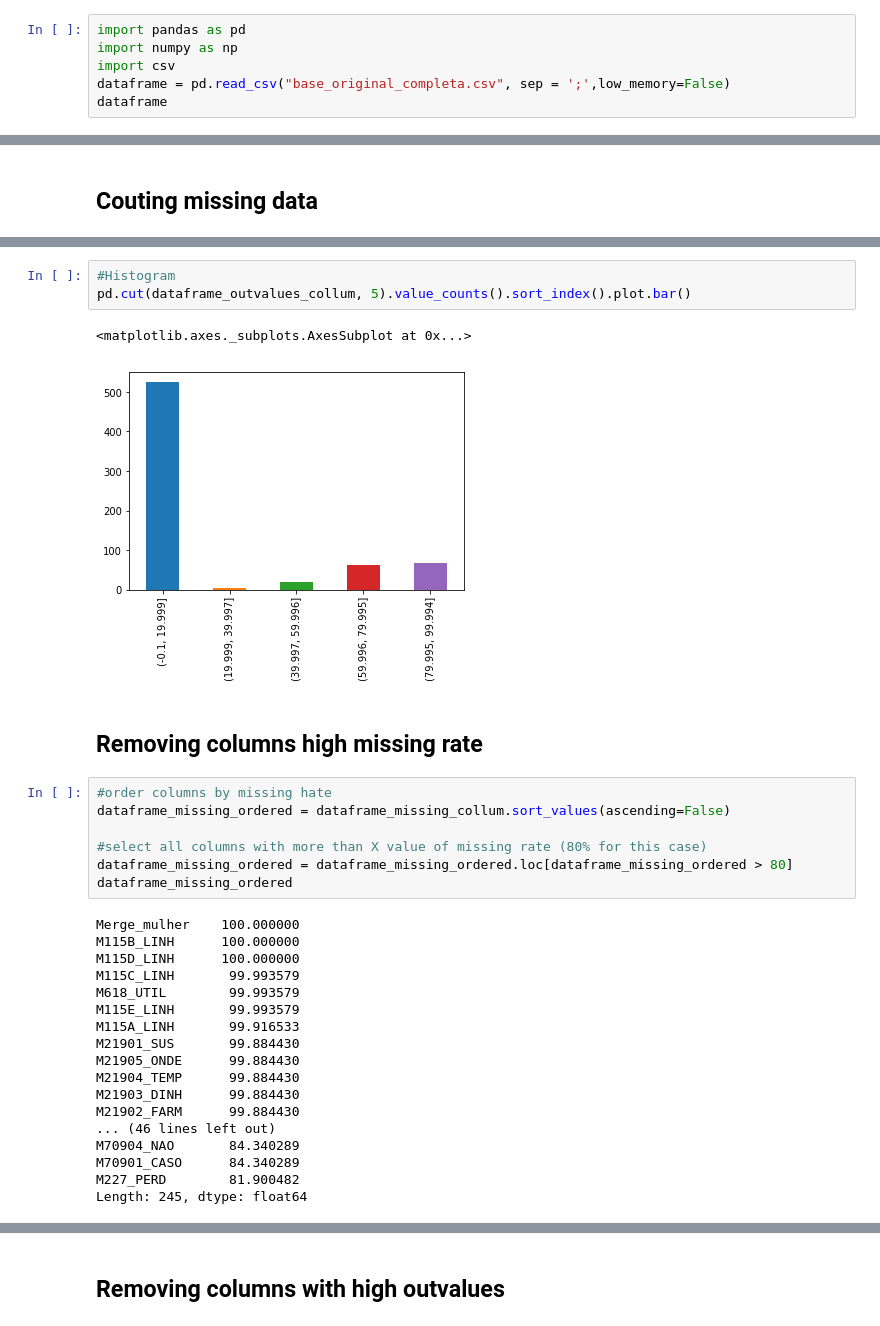
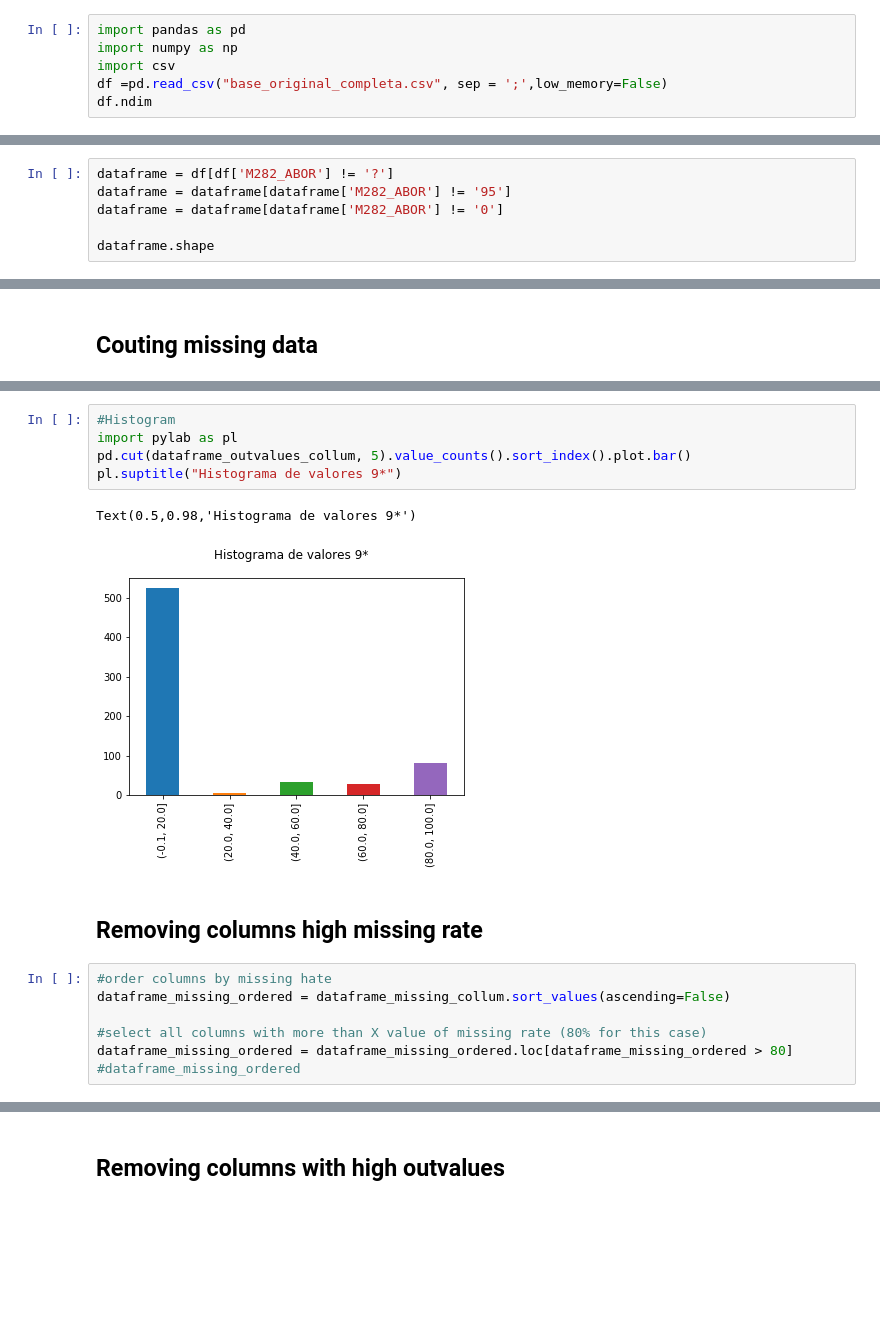
Before and after one commit to mariliarosa4/processoDCBDAbortoProvocado, a Jupyter notebook: Pre-processamento.ipynb, the cells around one changed output, grey strips where cells are left out. Drawn from its saved outputs; the diff is of its cells as text; blank space fills up the shorter version.

```diff
--- a/Pre-processamento.ipynb
+++ b/Pre-processamento.ipynb
@@ -6,6 +6,6 @@
 import pandas as pd
 import numpy as np
 import csv
-dataframe = pd.read_csv("base_original_completa.csv", sep = ';',low_memory=False)
-dataframe
+df =pd.read_csv("base_original_completa.csv", sep = ';',low_memory=False)
+df.ndim
 # %% [output]
@@ -29,0 +17,6 @@ dataframe
+# %%
+dataframe = df[df['M282_ABOR'] != '?']
+dataframe = dataframe[dataframe['M282_ABOR'] != '95']
+dataframe = dataframe[dataframe['M282_ABOR'] != '0']
+
+dataframe.shape
@@ -115,9 +130,11 @@ Length: 15575, dtype: float64
 # %%
 #Histogram
+import pylab as pl
 pd.cut(dataframe_outvalues_collum, 5).value_counts().sort_index().plot.bar()
+pl.suptitle("Histograma de valores 9*")
 # %% [output]
-<matplotlib.axes._subplots.AxesSubplot at 0x...>
+Text(0.5,0.98,'Histograma de valores 9*')
-[figure, old version]
+[figure, new version]
 # %% [markdown]
 ## Removing columns high missing rate
 # %%
@@ -126,22 +143,4 @@ dataframe_missing_ordered = dataframe_missing_collum.sort_values(ascending=False
 
 #select all columns with more than X value of missing rate (80% for this case)
 dataframe_missing_ordered = dataframe_missing_ordered.loc[dataframe_missing_ordered > 80]
-dataframe_missing_ordered
+#dataframe_missing_ordered
-# %% [output]
-Merge_mulher    100.000000
-M115B_LINH      100.000000
-M115D_LINH      100.000000
-M115C_LINH       99.993579
-M618_UTIL        99.993579
-M115E_LINH       99.993579
-M115A_LINH       99.916533
-M21901_SUS       99.884430
-M21905_ONDE      99.884430
-M21904_TEMP      99.884430
-M21903_DINH      99.884430
-M21902_FARM      99.884430
-... (46 lines left out)
-M70904_NAO       84.340289
-M70901_CASO      84.340289
-M227_PERD        81.900482
-Length: 245, dtype: float64
```
Also changed, not shown: parts of 23 cells of this notebook, 3 other files.
